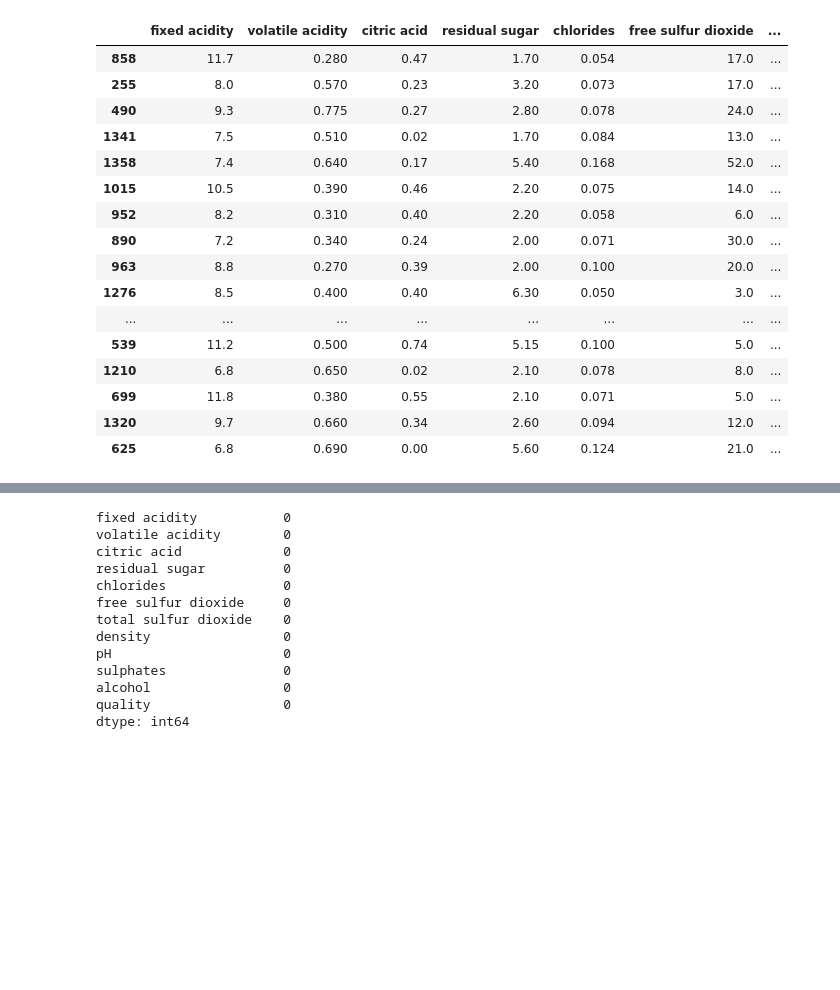
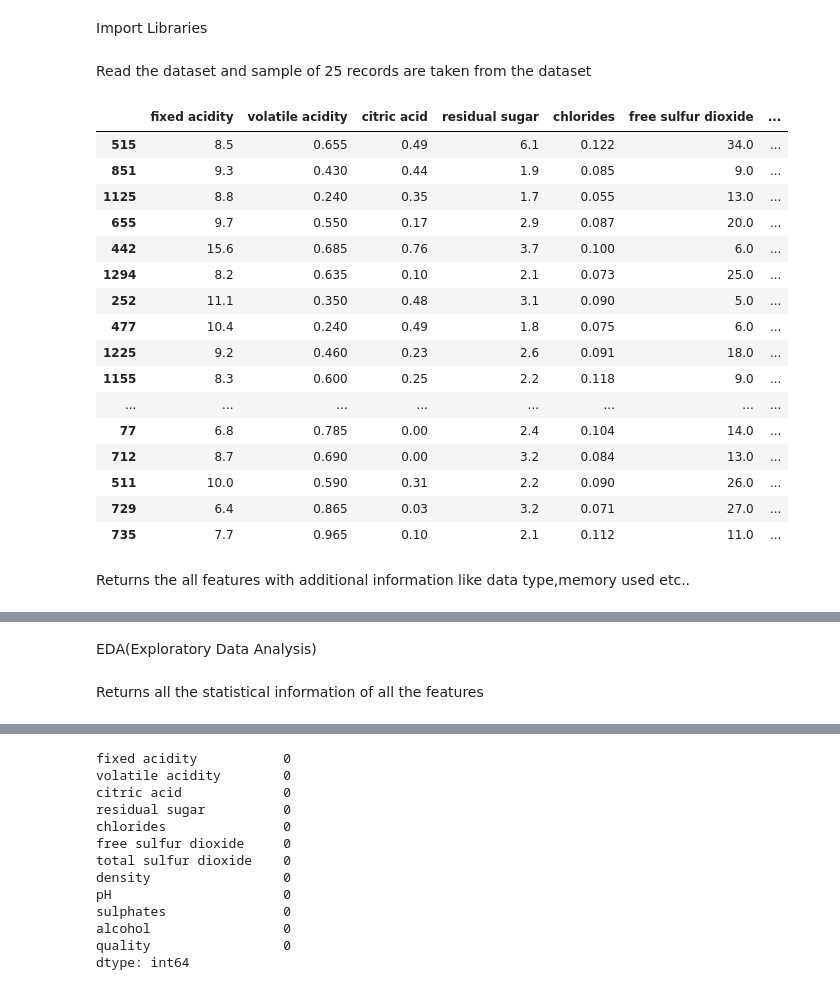
Before and after one commit to PutsalaBhargaviSaiLakshmi/ML, a Jupyter notebook: ML.ipynb, the cells around one changed output, grey strips where cells are left out. Cells and saved outputs as stored; diff of their text form; code cells hidden in the pictures; blank space fills up the shorter version.

```diff
--- a/ML.ipynb
+++ b/ML.ipynb
@@ -1,3 +1,5 @@
+# %% [markdown]
+Import Libraries
 # %%
 import numpy as np
 import pandas as pd
@@ -6,27 +8,31 @@ import matplotlib.pyplot as plt
 
 from warnings import filterwarnings
 filterwarnings(action='ignore')
+# %% [markdown]
+Read the dataset and sample of 25 records are taken from the dataset
 # %%
-wine = pd.read_csv("winequality-red.csv")
+wine = pd.read_csv("D:\BHARGAVI\Documents 1\Projects\winequality-red.csv")
 wine.sample(25)
 # %% [output]
 |  | fixed acidity | volatile acidity | citric acid | residual sugar | chlorides | free sulfur dioxide | ... |
-| 858 | 11.7 | 0.280 | 0.47 | 1.70 | 0.054 | 17.0 | ... |
-| 255 | 8.0 | 0.570 | 0.23 | 3.20 | 0.073 | 17.0 | ... |
-| 490 | 9.3 | 0.775 | 0.27 | 2.80 | 0.078 | 24.0 | ... |
-| 1341 | 7.5 | 0.510 | 0.02 | 1.70 | 0.084 | 13.0 | ... |
-| 1358 | 7.4 | 0.640 | 0.17 | 5.40 | 0.168 | 52.0 | ... |
-| 1015 | 10.5 | 0.390 | 0.46 | 2.20 | 0.075 | 14.0 | ... |
-| 952 | 8.2 | 0.310 | 0.40 | 2.20 | 0.058 | 6.0 | ... |
-| 890 | 7.2 | 0.340 | 0.24 | 2.00 | 0.071 | 30.0 | ... |
-| 963 | 8.8 | 0.270 | 0.39 | 2.00 | 0.100 | 20.0 | ... |
-| 1276 | 8.5 | 0.400 | 0.40 | 6.30 | 0.050 | 3.0 | ... |
+| 515 | 8.5 | 0.655 | 0.49 | 6.1 | 0.122 | 34.0 | ... |
+| 851 | 9.3 | 0.430 | 0.44 | 1.9 | 0.085 | 9.0 | ... |
+| 1125 | 8.8 | 0.240 | 0.35 | 1.7 | 0.055 | 13.0 | ... |
+| 655 | 9.7 | 0.550 | 0.17 | 2.9 | 0.087 | 20.0 | ... |
+| 442 | 15.6 | 0.685 | 0.76 | 3.7 | 0.100 | 6.0 | ... |
+| 1294 | 8.2 | 0.635 | 0.10 | 2.1 | 0.073 | 25.0 | ... |
+| 252 | 11.1 | 0.350 | 0.48 | 3.1 | 0.090 | 5.0 | ... |
+| 477 | 10.4 | 0.240 | 0.49 | 1.8 | 0.075 | 6.0 | ... |
+| 1225 | 9.2 | 0.460 | 0.23 | 2.6 | 0.091 | 18.0 | ... |
+| 1155 | 8.3 | 0.600 | 0.25 | 2.2 | 0.118 | 9.0 | ... |
 | ... | ... | ... | ... | ... | ... | ... | ... |
-| 539 | 11.2 | 0.500 | 0.74 | 5.15 | 0.100 | 5.0 | ... |
-| 1210 | 6.8 | 0.650 | 0.02 | 2.10 | 0.078 | 8.0 | ... |
-| 699 | 11.8 | 0.380 | 0.55 | 2.10 | 0.071 | 5.0 | ... |
-| 1320 | 9.7 | 0.660 | 0.34 | 2.60 | 0.094 | 12.0 | ... |
-| 625 | 6.8 | 0.690 | 0.00 | 5.60 | 0.124 | 21.0 | ... |
+| 77 | 6.8 | 0.785 | 0.00 | 2.4 | 0.104 | 14.0 | ... |
+| 712 | 8.7 | 0.690 | 0.00 | 3.2 | 0.084 | 13.0 | ... |
+| 511 | 10.0 | 0.590 | 0.31 | 2.2 | 0.090 | 26.0 | ... |
+| 729 | 6.4 | 0.865 | 0.03 | 3.2 | 0.071 | 27.0 | ... |
+| 735 | 7.7 | 0.965 | 0.10 | 2.1 | 0.112 | 11.0 | ... |
+# %% [markdown]
+Returns the all features with additional information like data type,memory used etc..
 # %%
 wine.info()
 # %% [output]
@@ -49,6 +55,10 @@ Data columns (total 12 columns):
  11  quality               1599 non-null   int64
 dtypes: float64(11), int64(1)
 memory usage: 150.0 KB
+# %% [markdown]
+EDA(Exploratory Data Analysis)
+# %% [markdown]
+Returns all the statistical information of all the features
 # %%
 wine.describe()
 # %% [output]
```
Also changed, not shown: parts of 33 cells of this notebook.
